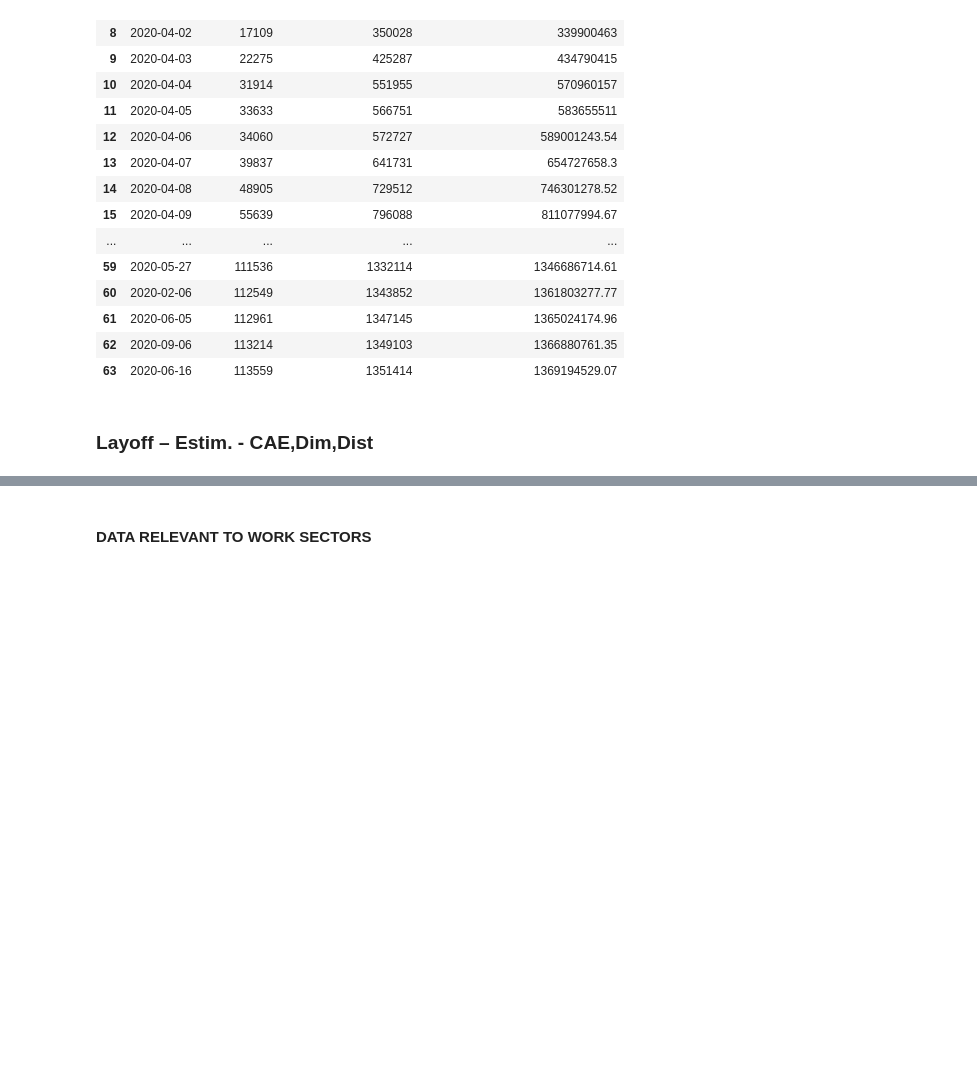
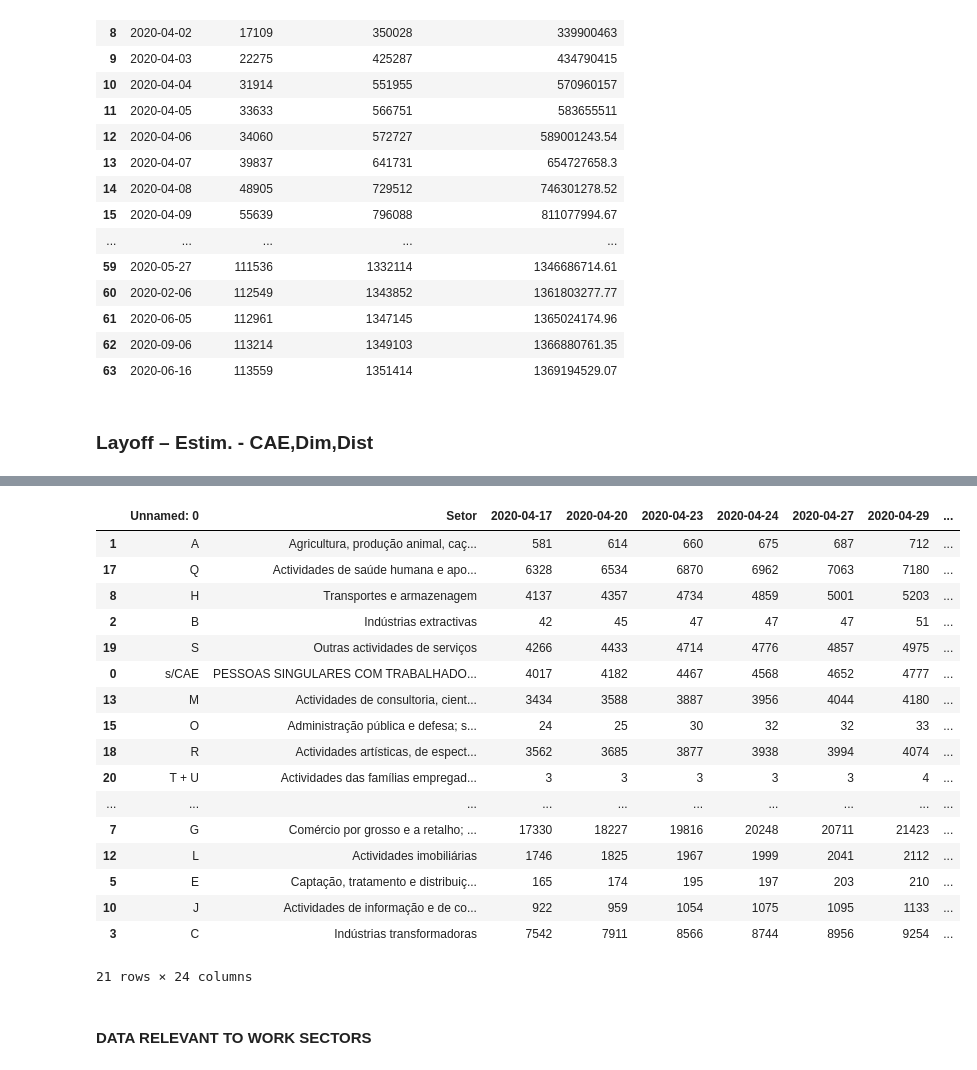
Before and after one commit to dssg-pt/dados-MTSSS, a Jupyter notebook: extra/dados/data_cleaning.ipynb, the cells around one changed output, grey strips where cells are left out. Cells and saved outputs as stored; diff of their text form; code cells hidden in the pictures; blank space fills up the shorter version.

```diff
--- a/extra/dados/data_cleaning.ipynb
+++ b/extra/dados/data_cleaning.ipynb
@@ -134,0 +120,43 @@ df1.head(10)
+# %%
+data1 = pd.read_csv('original_files/historical_data_company.csv')
+data2 = pd.read_csv('original_files/Layoff – Estim. - CAE,Dim,Dist.csv')
+# %%
+#Select the relevant information, deleting the first 8 rows
+df=data2.iloc[8:]
+
+#import today´s date
+today=date.today()
+
+#Select the columns that are relevant to work sectors
+df_work=df[df.columns[0:3]]
+df_work=df_work.iloc[2:23]
+
+#Rename columns
+df_work=df_work.rename(columns={'EEs QUE ENTREGARAM DOCUMENTO - COVID19 - Layoff Simplificado':'Index','Unnamed: 1':'Setor',
+                       'Unnamed: 2':today,'Unnamed: 3':'Nº TRABALHADORES','Unnamed: 4':'Feminino','Unnamed: 5':'Masculino'})
+#Drop column
+df_work=df_work.drop(['Index'],axis=1)
+# %%
+#merge historical data with new data
+new_historical=pd.merge(left=data1, right=df_work, left_on='Setor', right_on='Setor')
+new_historical=new_historical.sort_values(by=[today],ascending=False)
+new_historical
+# %% [output]
+|  | Unnamed: 0 | Setor | 2020-04-17 | 2020-04-20 | 2020-04-23 | 2020-04-24 | 2020-04-27 | 2020-04-29 | ... |
+| 1 | A | Agricultura, produção animal, caç... | 581 | 614 | 660 | 675 | 687 | 712 | ... |
+| 17 | Q | Actividades de saúde humana e apo... | 6328 | 6534 | 6870 | 6962 | 7063 | 7180 | ... |
+| 8 | H | Transportes e armazenagem | 4137 | 4357 | 4734 | 4859 | 5001 | 5203 | ... |
+| 2 | B | Indústrias extractivas | 42 | 45 | 47 | 47 | 47 | 51 | ... |
+| 19 | S | Outras actividades de serviços | 4266 | 4433 | 4714 | 4776 | 4857 | 4975 | ... |
+| 0 | s/CAE | PESSOAS SINGULARES COM TRABALHADO... | 4017 | 4182 | 4467 | 4568 | 4652 | 4777 | ... |
+| 13 | M | Actividades de consultoria, cient... | 3434 | 3588 | 3887 | 3956 | 4044 | 4180 | ... |
+| 15 | O | Administração pública e defesa; s... | 24 | 25 | 30 | 32 | 32 | 33 | ... |
+| 18 | R | Actividades artísticas, de espect... | 3562 | 3685 | 3877 | 3938 | 3994 | 4074 | ... |
+| 20 | T + U | Actividades das famílias empregad... | 3 | 3 | 3 | 3 | 3 | 4 | ... |
+| ... | ... | ... | ... | ... | ... | ... | ... | ... | ... |
+| 7 | G | Comércio por grosso e a retalho; ... | 17330 | 18227 | 19816 | 20248 | 20711 | 21423 | ... |
+| 12 | L | Actividades imobiliárias | 1746 | 1825 | 1967 | 1999 | 2041 | 2112 | ... |
+| 5 | E | Captação, tratamento e distribuiç... | 165 | 174 | 195 | 197 | 203 | 210 | ... |
+| 10 | J | Actividades de informação e de co... | 922 | 959 | 1054 | 1075 | 1095 | 1133 | ... |
+| 3 | C | Indústrias transformadoras | 7542 | 7911 | 8566 | 8744 | 8956 | 9254 | ... |
+21 rows × 24 columns
```
Also changed, not shown: parts of 32 cells of this notebook.
